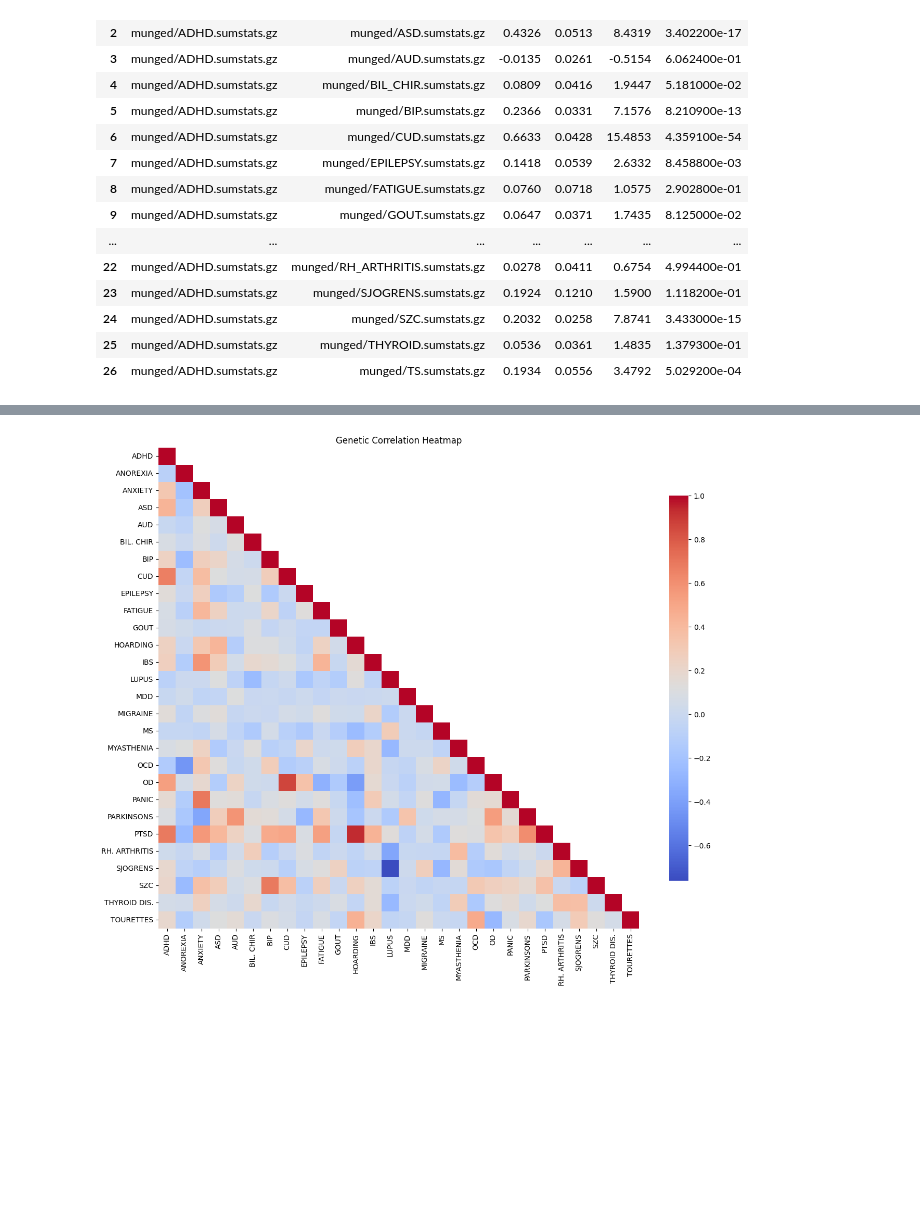
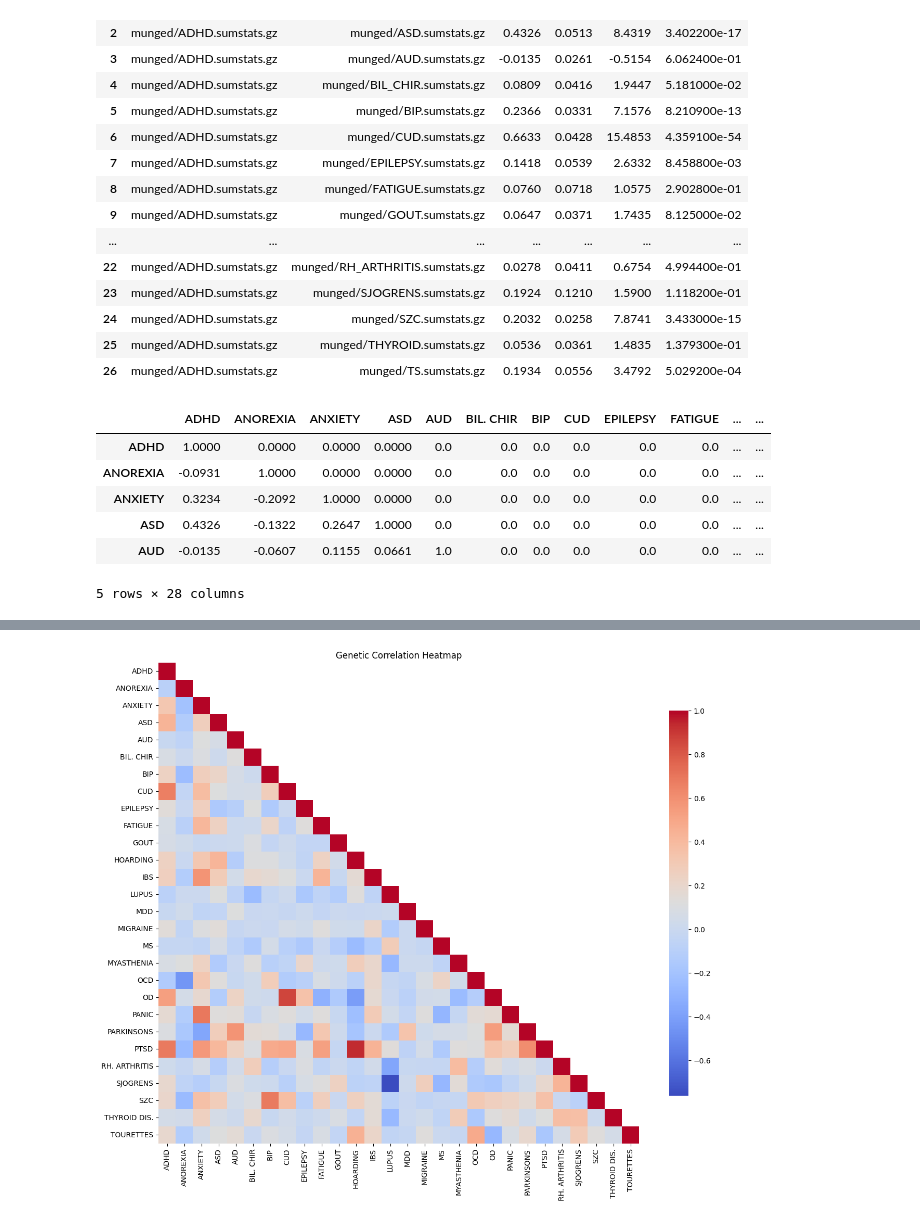
Before and after one commit to Aje026/Genetic-Overlap-in-Female-Biased-Disorders, a Jupyter notebook: correlation_ldsc_all.ipynb, the cells around one changed output, grey strips where cells are left out. Saved outputs shown, nothing was run; the diff lists cells and outputs as text; code cells hidden in the pictures; blank space fills up the shorter version.

```diff
--- a/correlation_ldsc_all.ipynb
+++ b/correlation_ldsc_all.ipynb
@@ -72,6 +72,16 @@ def make_correlation_matrix(column, df_list):
 # %%
 corr_pval_df = make_correlation_matrix('p', df_list)
 gen_corr_df, corr_matrix = make_correlation_matrix('rg', df_list)
+# %%
+gen_corr_df.head()
+# %% [output]
+|  | ADHD | ANOREXIA | ANXIETY | ASD | AUD | BIL. CHIR | BIP | CUD | EPILEPSY | FATIGUE | ... | ... |
+| ADHD | 1.0000 | 0.0000 | 0.0000 | 0.0000 | 0.0 | 0.0 | 0.0 | 0.0 | 0.0 | 0.0 | ... | ... |
+| ANOREXIA | -0.0931 | 1.0000 | 0.0000 | 0.0000 | 0.0 | 0.0 | 0.0 | 0.0 | 0.0 | 0.0 | ... | ... |
+| ANXIETY | 0.3234 | -0.2092 | 1.0000 | 0.0000 | 0.0 | 0.0 | 0.0 | 0.0 | 0.0 | 0.0 | ... | ... |
+| ASD | 0.4326 | -0.1322 | 0.2647 | 1.0000 | 0.0 | 0.0 | 0.0 | 0.0 | 0.0 | 0.0 | ... | ... |
+| AUD | -0.0135 | -0.0607 | 0.1155 | 0.0661 | 1.0 | 0.0 | 0.0 | 0.0 | 0.0 | 0.0 | ... | ... |
+5 rows × 28 columns
 # %%
 full_matrix = np.tril(corr_matrix) + np.tril(corr_matrix, -1).T
 full_df = pd.DataFrame(full_matrix, index=disorders, columns=disorders)
```
Also changed, not shown: parts of 5 cells of this notebook, 1 other file.
